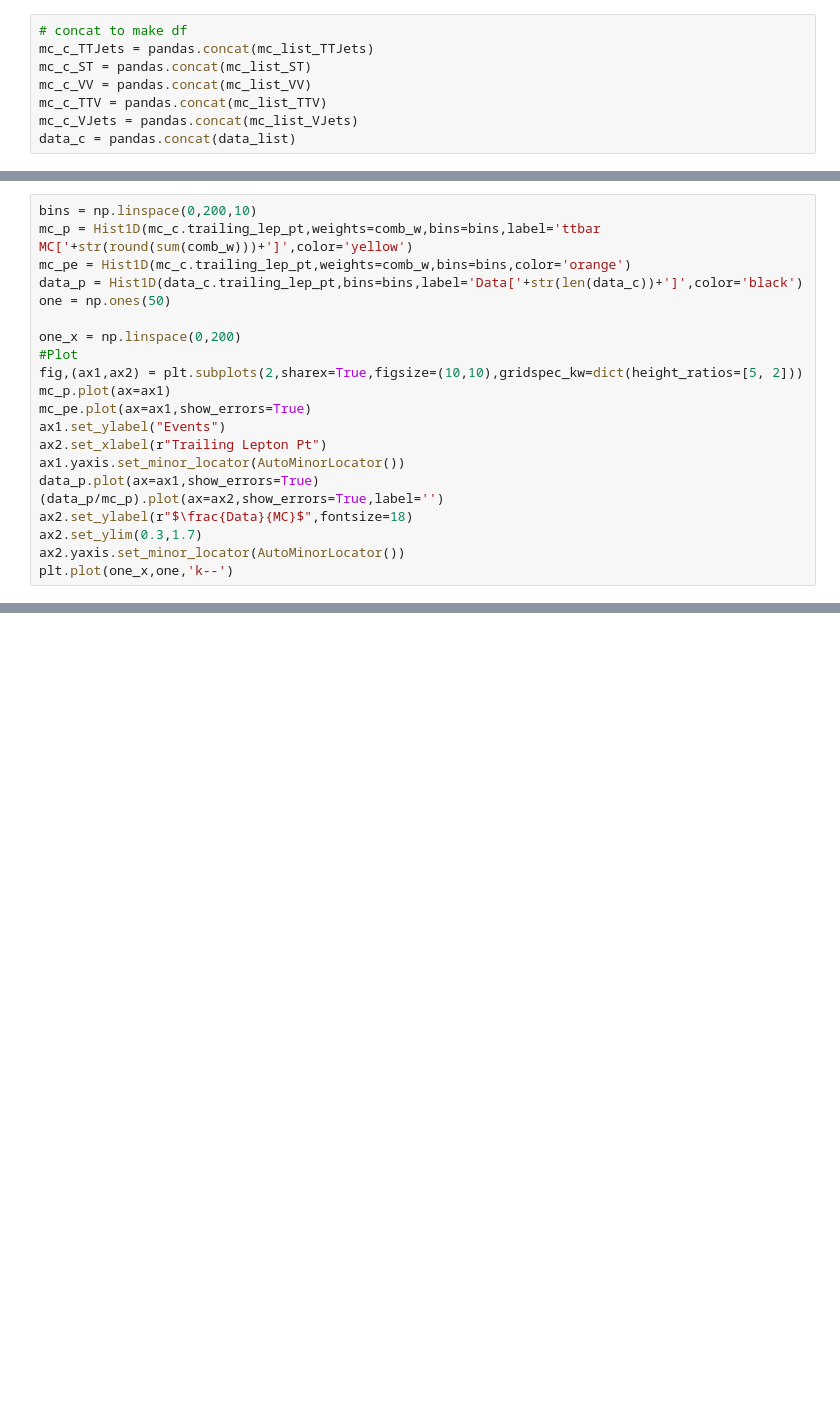
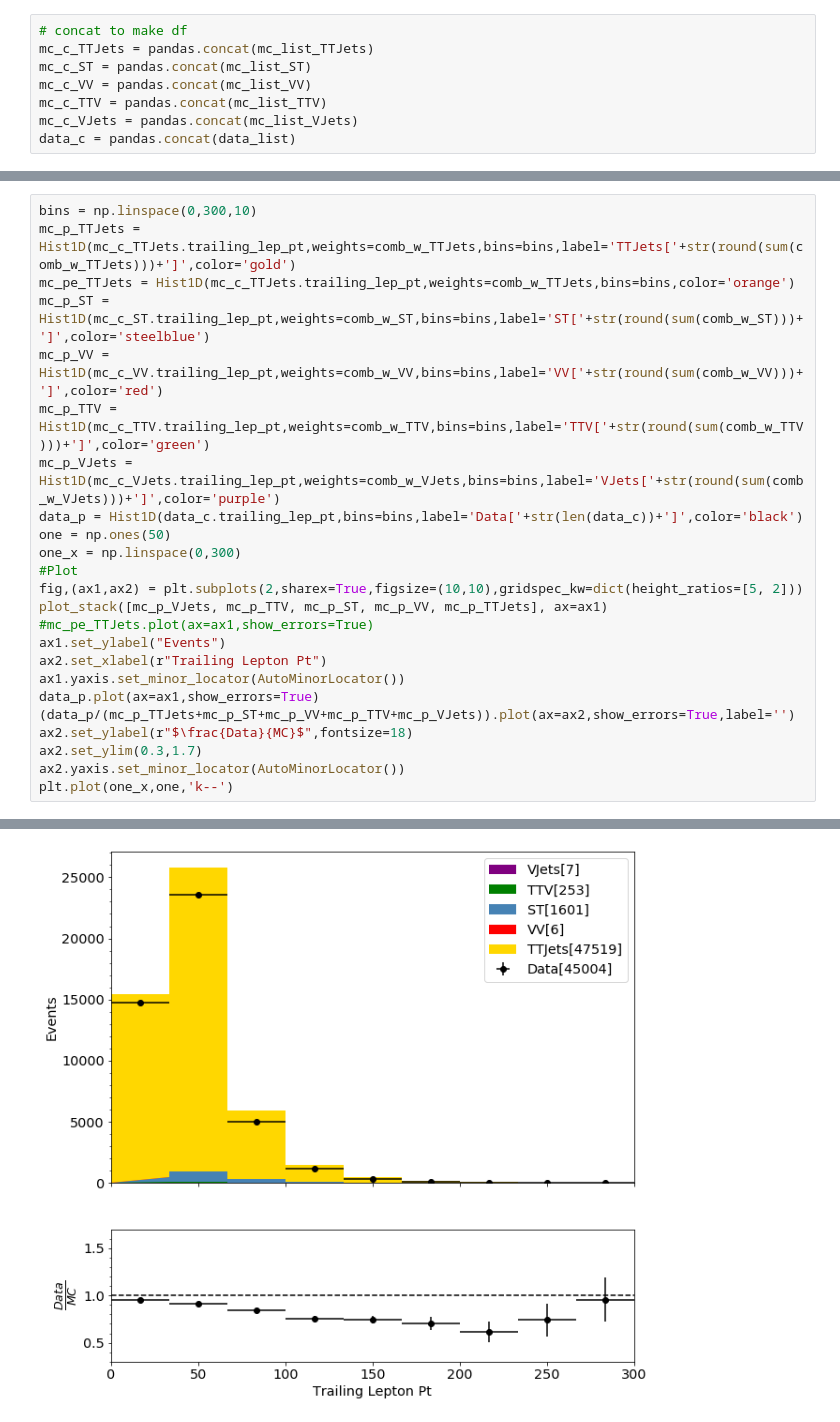
Before and after one commit to jkguiang/NanoTools, a Jupyter notebook: studies/ttbarCR/ControlPlots.ipynb, the cells around one changed output, grey strips where cells are left out. Saved outputs shown, nothing was run; the diff lists cells and outputs as text; blank space fills up the shorter version.

```diff
--- a/studies/ttbarCR/ControlPlots.ipynb
+++ b/studies/ttbarCR/ControlPlots.ipynb
@@ -384,21 +536,25 @@ plt.plot(one_x,one,'k--')
 # %%
-bins = np.linspace(0,200,10)
-mc_p = Hist1D(mc_c.trailing_lep_pt,weights=comb_w,bins=bins,label='ttbar MC['+str(round(sum(comb_w)))+']',color='yellow')
-mc_pe = Hist1D(mc_c.trailing_lep_pt,weights=comb_w,bins=bins,color='orange')
+bins = np.linspace(0,300,10)
+mc_p_TTJets = Hist1D(mc_c_TTJets.trailing_lep_pt,weights=comb_w_TTJets,bins=bins,label='TTJets['+str(round(sum(comb_w_TTJets)))+']',color='gold')
+mc_pe_TTJets = Hist1D(mc_c_TTJets.trailing_lep_pt,weights=comb_w_TTJets,bins=bins,color='orange')
+mc_p_ST = Hist1D(mc_c_ST.trailing_lep_pt,weights=comb_w_ST,bins=bins,label='ST['+str(round(sum(comb_w_ST)))+']',color='steelblue')
+mc_p_VV = Hist1D(mc_c_VV.trailing_lep_pt,weights=comb_w_VV,bins=bins,label='VV['+str(round(sum(comb_w_VV)))+']',color='red')
+mc_p_TTV = Hist1D(mc_c_TTV.trailing_lep_pt,weights=comb_w_TTV,bins=bins,label='TTV['+str(round(sum(comb_w_TTV)))+']',color='green')
+mc_p_VJets = Hist1D(mc_c_VJets.trailing_lep_pt,weights=comb_w_VJets,bins=bins,label='VJets['+str(round(sum(comb_w_VJets)))+']',color='purple')
 data_p = Hist1D(data_c.trailing_lep_pt,bins=bins,label='Data['+str(len(data_c))+']',color='black')
 one = np.ones(50)
-
-one_x = np.linspace(0,200)
+one_x = np.linspace(0,300)
 #Plot
 fig,(ax1,ax2) = plt.subplots(2,sharex=True,figsize=(10,10),gridspec_kw=dict(height_ratios=[5, 2]))
-mc_p.plot(ax=ax1)
-mc_pe.plot(ax=ax1,show_errors=True)
+plot_stack([mc_p_VJets, mc_p_TTV, mc_p_ST, mc_p_VV, mc_p_TTJets], ax=ax1)
+#mc_pe_TTJets.plot(ax=ax1,show_errors=True)
 ax1.set_ylabel("Events")
 ax2.set_xlabel(r"Trailing Lepton Pt")
 ax1.yaxis.set_minor_locator(AutoMinorLocator())
 data_p.plot(ax=ax1,show_errors=True)
-(data_p/mc_p).plot(ax=ax2,show_errors=True,label='')
+(data_p/(mc_p_TTJets+mc_p_ST+mc_p_VV+mc_p_TTV+mc_p_VJets)).plot(ax=ax2,show_errors=True,label='')
 ax2.set_ylabel(r"$\frac{Data}{MC}$",fontsize=18)
 ax2.set_ylim(0.3,1.7)
 ax2.yaxis.set_minor_locator(AutoMinorLocator())
 plt.plot(one_x,one,'k--')
+# %% [output]
@@ -405,2 +562,3 @@ plt.plot(one_x,one,'k--')
+[figure, added]
 # %%
 bins = np.linspace(-3,3,10)
```
Also changed, not shown: parts of 33 cells of this notebook.
